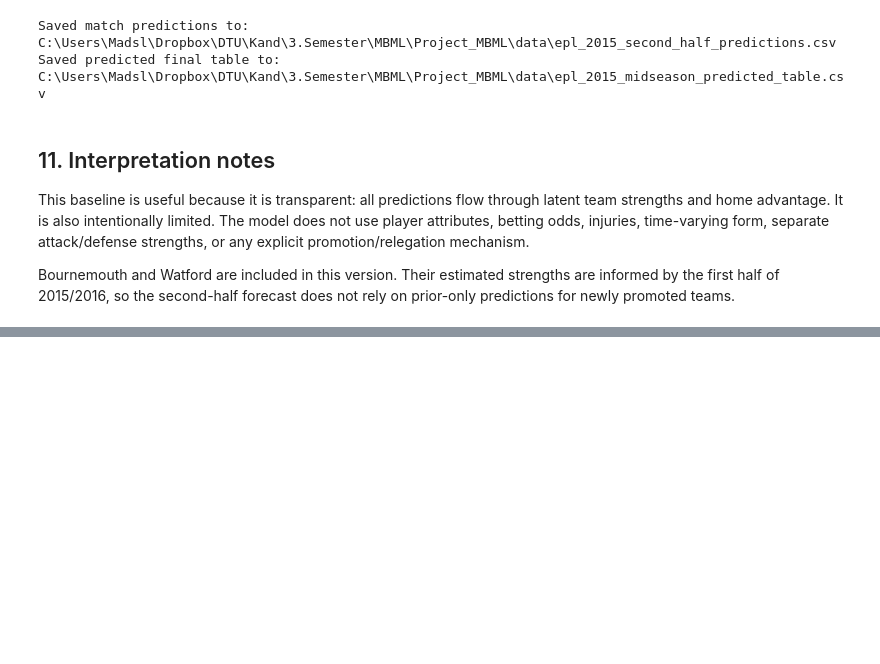
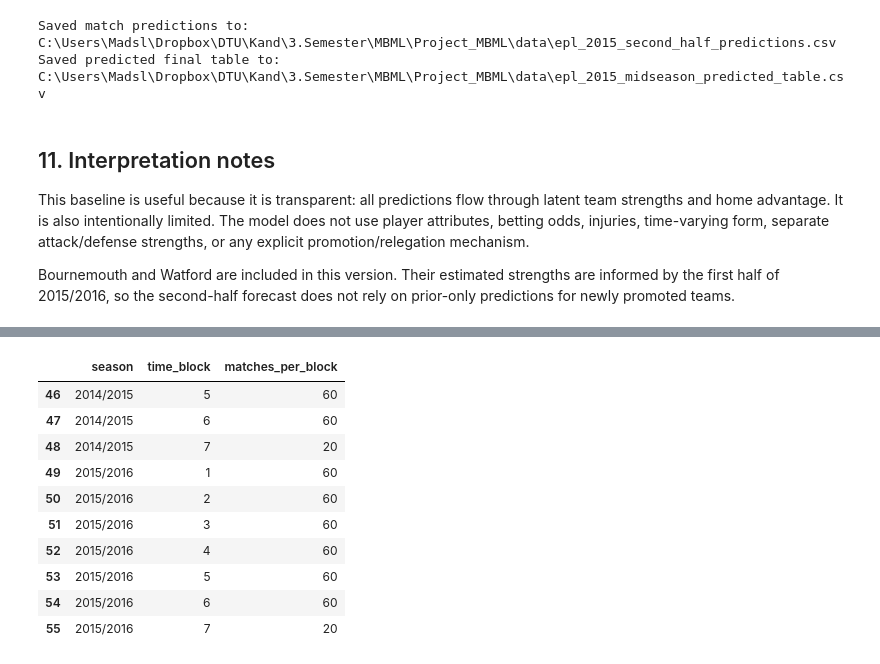
Before and after one commit to Hamdermadsik/Project_MBML, a Jupyter notebook: notebooks/Baseline.ipynb, the cells around one changed output, grey strips where cells are left out. Drawn from its saved outputs; the diff is of its cells as text; code cells hidden in the pictures; blank space fills up the shorter version.

```diff
--- a/notebooks/Baseline.ipynb
+++ b/notebooks/Baseline.ipynb
@@ -857,0 +876,83 @@ Bournemouth and Watford are included in this version. Their estimated strengths
+# %%
+BLOCK_SIZE = 6
+
+
+def stage_to_block(stage):
+    return int((int(stage) - 1) // BLOCK_SIZE) + 1
+
+
+df_model = df_model.copy()
+df_model["time_block"] = df_model["stage"].apply(stage_to_block)
+train_df = train_df.copy()
+first_half_2015_df = first_half_2015_df.copy()
+second_half_2015_df = second_half_2015_df.copy()
+season_2015_df = season_2015_df.copy()
+
+for frame in [train_df, first_half_2015_df, second_half_2015_df, season_2015_df]:
+    frame["time_block"] = frame["stage"].apply(stage_to_block)
+
+season_order = {season: idx for idx, season in enumerate(sorted(df_model["season"].unique()))}
+
+time_lookup_df = (
+    df_model[["season", "time_block"]]
+    .drop_duplicates()
+    .assign(season_order=lambda x: x["season"].map(season_order))
+    .sort_values(["season_order", "time_block"])
+    .reset_index(drop=True)
+)
+time_lookup_df["time_idx"] = np.arange(len(time_lookup_df))
+time_lookup_df["label"] = (
+    time_lookup_df["season"]
+    + " block "
+    + time_lookup_df["time_block"].astype(str)
+)
+
+time_to_idx = {
+    (row.season, int(row.time_block)): int(row.time_idx)
+    for row in time_lookup_df.itertuples(index=False)
+}
+idx_to_time = {
+    int(row.time_idx): (row.season, int(row.time_block))
+    for row in time_lookup_df.itertuples(index=False)
+}
+n_time = len(time_to_idx)
+n_blocks_per_season = df_model.groupby("season")["time_block"].nunique()
+
+assert (n_blocks_per_season == 7).all(), "Expected seven 6-stage blocks per season."
+assert n_time == 8 * 7, "Expected one time step for each 6-stage block in each of the eight seasons."
+assert time_to_idx[(TEST_SEASON, stage_to_block(1))] < time_to_idx[(TEST_SEASON, stage_to_block(19))]
+assert time_to_idx[(TEST_SEASON, stage_to_block(19))] <= time_to_idx[(TEST_SEASON, stage_to_block(20))]
+assert time_to_idx[(TEST_SEASON, stage_to_block(38))] == n_time - 1
+
+
+def encode_time(matches_df):
+    return torch.tensor(
+        [
+            time_to_idx[(row.season, int(row.time_block))]
+            for row in matches_df.itertuples(index=False)
+        ],
+        dtype=torch.long,
+    )
+
+
+time_idx_train = encode_time(train_df)
+time_idx_second = encode_time(second_half_2015_df)
+
+assert len(time_idx_train) == len(train_df)
+assert len(time_idx_second) == len(second_half_2015_df)
+assert time_idx_train.dtype == torch.long
+assert time_idx_second.dtype == torch.long
+assert not torch.isnan(home_idx_train.float()).any()
+assert not torch.isnan(time_idx_train.float()).any()
+
+display(time_lookup_df.head())
+display(time_lookup_df.tail())
+display(
+    df_model.groupby(["season", "time_block"])
+    .size()
+    .rename("matches_per_block")
+    .reset_index()
+    .tail(10)
+)
+print(f"Dynamic model dimensions: {num_teams} teams x {n_time} time blocks")
+# %% [output]
@@ -857,0 +971,11 @@ Bournemouth and Watford are included in this version. Their estimated strengths
+|  | season | time_block | matches_per_block |
+| 46 | 2014/2015 | 5 | 60 |
+| 47 | 2014/2015 | 6 | 60 |
+| 48 | 2014/2015 | 7 | 20 |
+| 49 | 2015/2016 | 1 | 60 |
+| 50 | 2015/2016 | 2 | 60 |
+| 51 | 2015/2016 | 3 | 60 |
+| 52 | 2015/2016 | 4 | 60 |
+| 53 | 2015/2016 | 5 | 60 |
+| 54 | 2015/2016 | 6 | 60 |
+| 55 | 2015/2016 | 7 | 20 |
```
Also changed, not shown: parts of 18 cells of this notebook, 1 other file.
